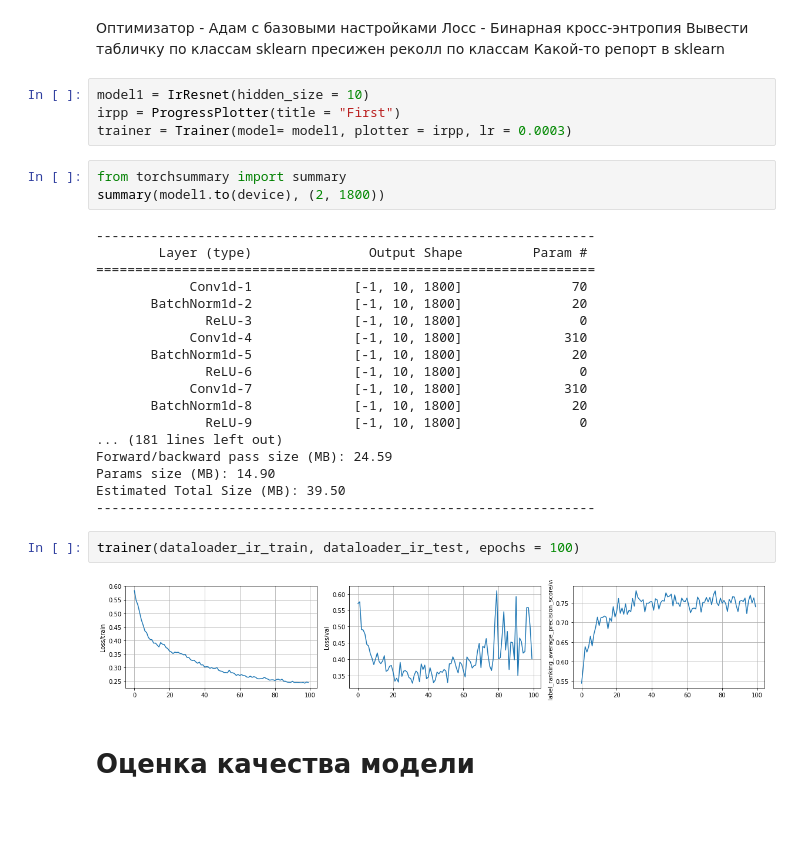
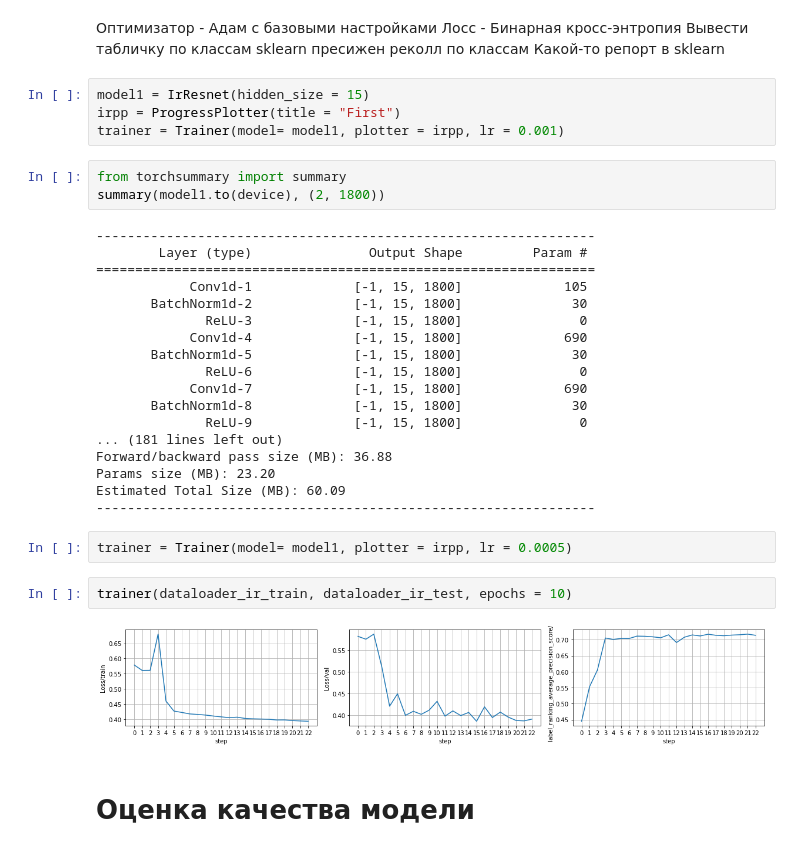
Before and after one commit to Lamblador/IR_expert_system, a Jupyter notebook: Koshelev_IR_expert_system_2_First_model_training.ipynb, the cells around one changed output. Cells and saved outputs as stored; diff of their text form; blank space fills up the shorter version.

```diff
--- a/Koshelev_IR_expert_system_2_First_model_training.ipynb
+++ b/Koshelev_IR_expert_system_2_First_model_training.ipynb
@@ -900,9 +918,9 @@ class BasicBlock(nn.Module):
 Вывести табличку по классам sklearn пресижен реколл по классам
 Какой-то репорт в sklearn
 # %%
-model1 = IrResnet(hidden_size = 10)
+model1 = IrResnet(hidden_size = 15)
 irpp = ProgressPlotter(title = "First")
-trainer = Trainer(model= model1, plotter = irpp, lr = 0.0003)
+trainer = Trainer(model= model1, plotter = irpp, lr = 0.001)
 # %%
 from torchsummary import summary
 summary(model1.to(device), (2, 1800))
@@ -910,24 +928,26 @@ summary(model1.to(device), (2, 1800))
 ----------------------------------------------------------------
         Layer (type)               Output Shape         Param #
 ================================================================
-            Conv1d-1             [-1, 10, 1800]              70
-       BatchNorm1d-2             [-1, 10, 1800]              20
-              ReLU-3             [-1, 10, 1800]               0
-            Conv1d-4             [-1, 10, 1800]             310
-       BatchNorm1d-5             [-1, 10, 1800]              20
-              ReLU-6             [-1, 10, 1800]               0
-            Conv1d-7             [-1, 10, 1800]             310
-       BatchNorm1d-8             [-1, 10, 1800]              20
-              ReLU-9             [-1, 10, 1800]               0
+            Conv1d-1             [-1, 15, 1800]             105
+       BatchNorm1d-2             [-1, 15, 1800]              30
+              ReLU-3             [-1, 15, 1800]               0
+            Conv1d-4             [-1, 15, 1800]             690
+       BatchNorm1d-5             [-1, 15, 1800]              30
+              ReLU-6             [-1, 15, 1800]               0
+            Conv1d-7             [-1, 15, 1800]             690
+       BatchNorm1d-8             [-1, 15, 1800]              30
+              ReLU-9             [-1, 15, 1800]               0
 ... (181 lines left out)
-Forward/backward pass size (MB): 24.59
-Params size (MB): 14.90
-Estimated Total Size (MB): 39.50
+Forward/backward pass size (MB): 36.88
+Params size (MB): 23.20
+Estimated Total Size (MB): 60.09
 ----------------------------------------------------------------
+# %%
+trainer = Trainer(model= model1, plotter = irpp, lr = 0.0005)
 # %%
-trainer(dataloader_ir_train, dataloader_ir_test, epochs = 100)
+trainer(dataloader_ir_train, dataloader_ir_test, epochs = 10)
 # %% [output]
-[figure, old version]
+[figure, new version]
 # %% [markdown]
 # Оценка качества модели
 # %%
```
Also changed, not shown: parts of 18 cells of this notebook.
